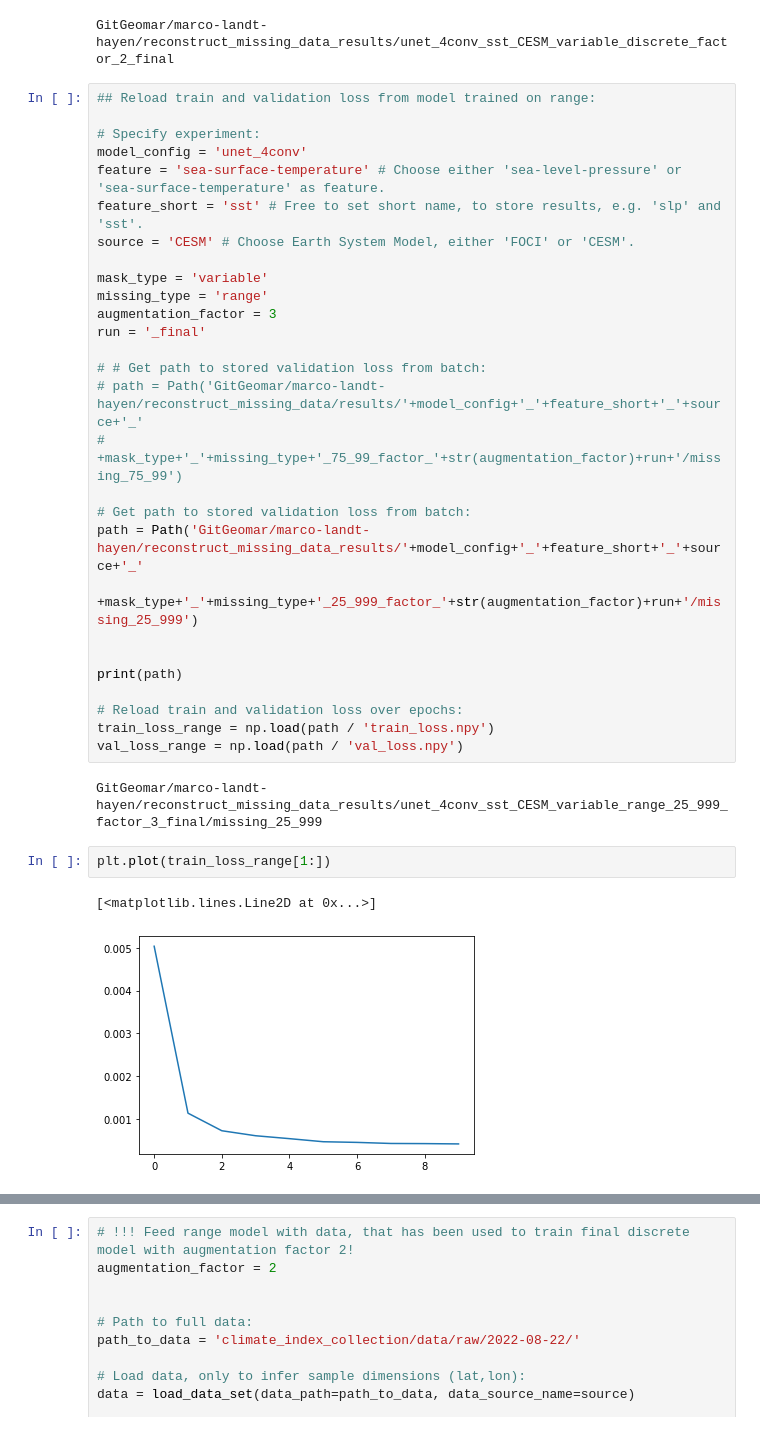
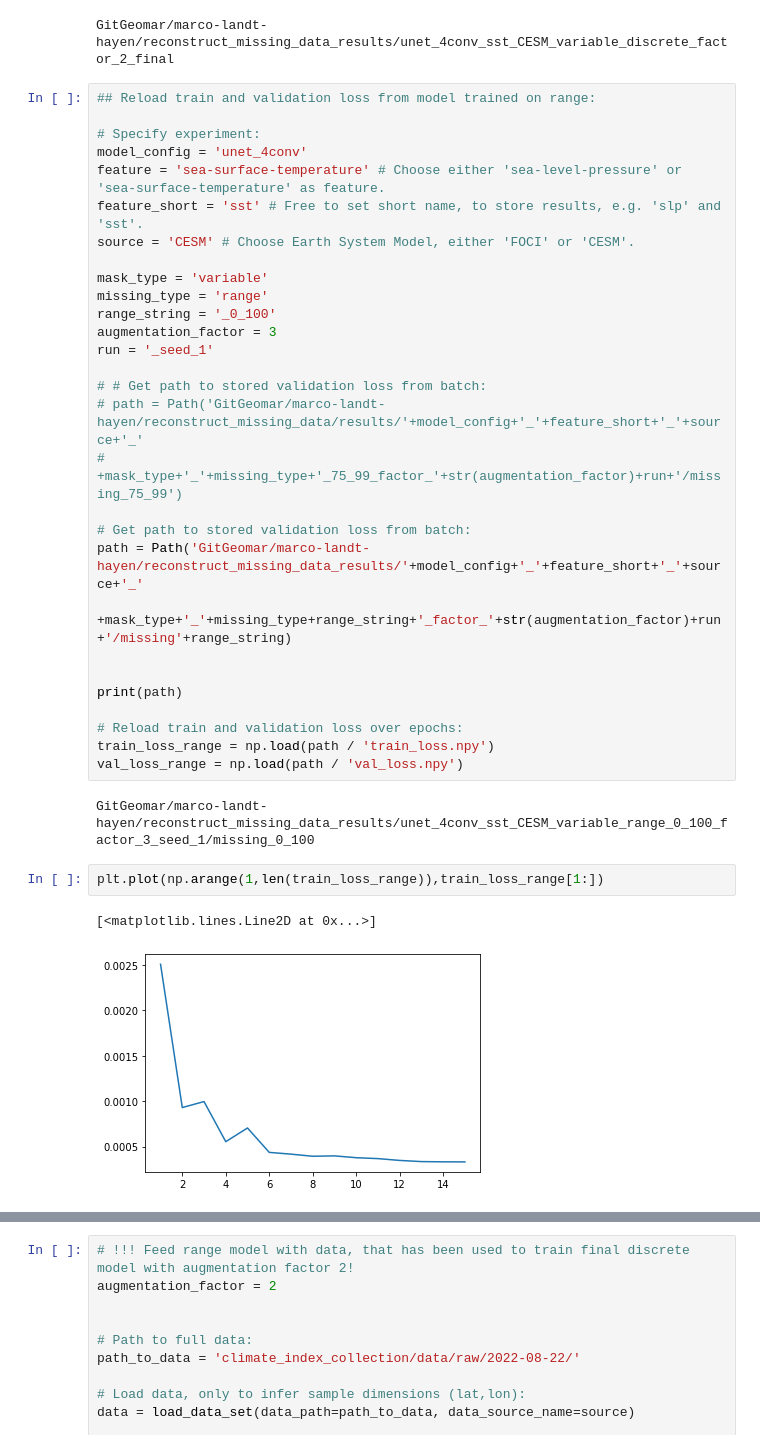
Before and after one commit to MarcoLandtHayen/reconstruct_missing_data, a Jupyter notebook: notebooks/02c_unet_4conv_sst_CESM_range.ipynb, the cells around one changed output, grey strips where cells are left out. Cells and saved outputs as stored; diff of their text form.

```diff
--- a/notebooks/02c_unet_4conv_sst_CESM_range.ipynb
+++ b/notebooks/02c_unet_4conv_sst_CESM_range.ipynb
@@ -78,8 +78,9 @@ source = 'CESM' # Choose Earth System Model, either 'FOCI' or 'CESM'.
 
 mask_type = 'variable'
 missing_type = 'range'
+range_string = '_0_100'
 augmentation_factor = 3
-run = '_final'
+run = '_seed_1'
 
 # # Get path to stored validation loss from batch:
 # path = Path('GitGeomar/marco-landt-hayen/reconstruct_missing_data/results/'+model_config+'_'+feature_short+'_'+source+'_'
@@ -87,7 +88,7 @@ run = '_final'
 
 # Get path to stored validation loss from batch:
 path = Path('GitGeomar/marco-landt-hayen/reconstruct_missing_data_results/'+model_config+'_'+feature_short+'_'+source+'_'
-                      +mask_type+'_'+missing_type+'_25_999_factor_'+str(augmentation_factor)+run+'/missing_25_999')
+                      +mask_type+'_'+missing_type+range_string+'_factor_'+str(augmentation_factor)+run+'/missing'+range_string)
 
 
 print(path)
@@ -96,12 +97,12 @@ print(path)
 train_loss_range = np.load(path / 'train_loss.npy')
 val_loss_range = np.load(path / 'val_loss.npy')
 # %% [output]
-GitGeomar/marco-landt-hayen/reconstruct_missing_data_results/unet_4conv_sst_CESM_variable_range_25_999_factor_3_final/missing_25_999
+GitGeomar/marco-landt-hayen/reconstruct_missing_data_results/unet_4conv_sst_CESM_variable_range_0_100_factor_3_seed_1/missing_0_100
 # %%
-plt.plot(train_loss_range[1:])
+plt.plot(np.arange(1,len(train_loss_range)),train_loss_range[1:])
 # %% [output]
 [<matplotlib.lines.Line2D at 0x...>]
-[figure, old version]
+[figure, new version]
 # %%
 ## Reload final model, trained on range:
 
```
Also changed, not shown: parts of 4 cells of this notebook, 11 other files.
